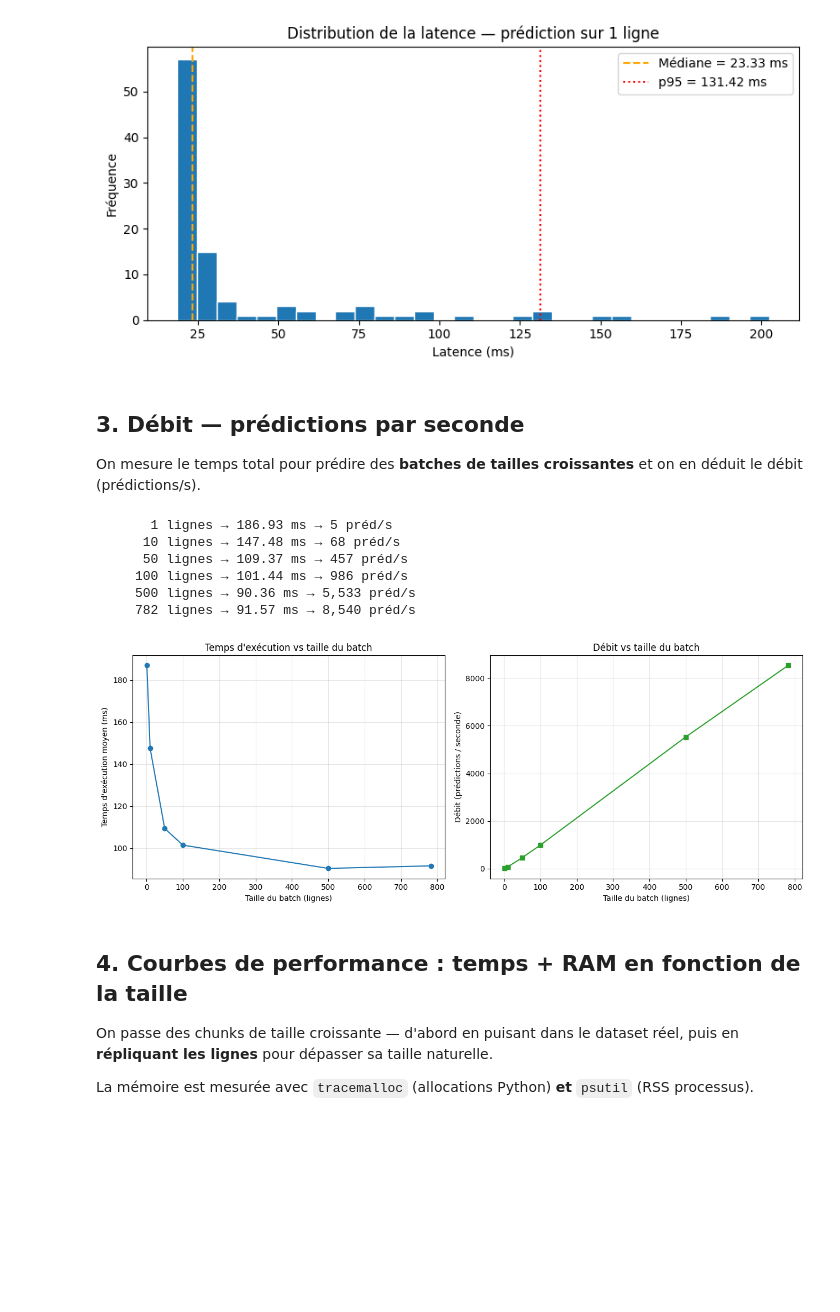
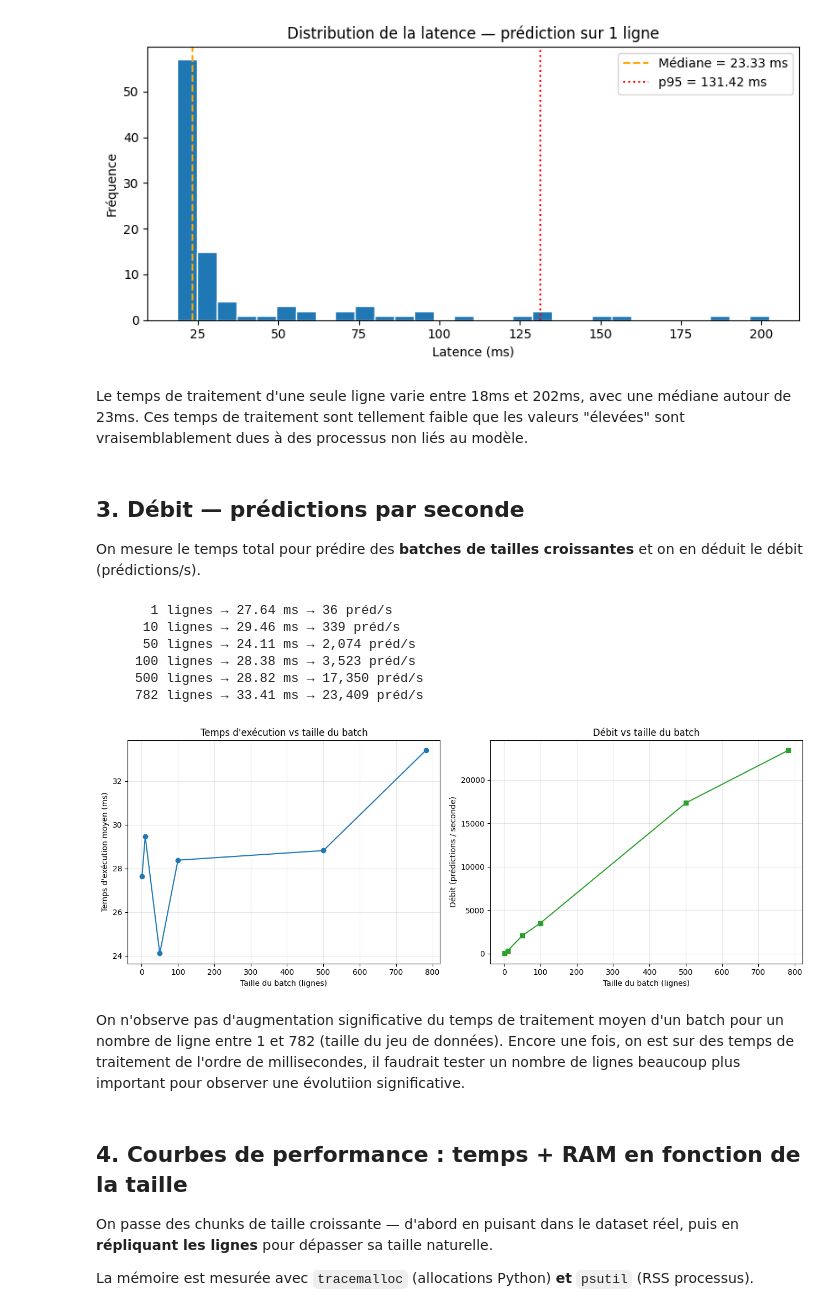
Before and after one commit to Camille9999/EPSI_atelier-info-doc_projet, a Jupyter notebook: notebooks/tests_perf_systeme.ipynb, the cells around one changed output. Saved outputs shown, nothing was run; the diff lists cells and outputs as text; code cells hidden in the pictures; blank space fills up the shorter version.

```diff
--- a/notebooks/tests_perf_systeme.ipynb
+++ b/notebooks/tests_perf_systeme.ipynb
@@ -106,13 +106,15 @@ Latence sur 1 ligne (100 répétitions) :
   p95      : 131.422 ms
   p99      : 188.360 ms
 [figure]
+# %% [markdown]
+Le temps de traitement d'une seule ligne varie entre 18ms et 202ms, avec une médiane autour de 23ms. Ces temps de traitement sont tellement faible que les valeurs "élevées" sont vraisemblablement dues à des processus non liés au modèle.
 # %% [markdown]
 ## 3. Débit — prédictions par seconde
 
 On mesure le temps total pour prédire des **batches de tailles croissantes** et on en déduit le débit (prédictions/s).
 # %%
 THROUGHPUT_SIZES = [1, 10, 50, 100, 500, N_TOTAL]
-THROUGHPUT_REPEATS = 5
+THROUGHPUT_REPEATS = 100
 
 throughput_results = []
 
@@ -125,40 +127,42 @@ for size in THROUGHPUT_SIZES:
         t1 = time.perf_counter()
         times.append(t1 - t0)
     elapsed = np.mean(times)
     throughput = size / elapsed
     throughput_results.append({
         "n_lignes": size,
         "temps_moyen_s": elapsed,
         "debit_preds_s": throughput,
     })
     print(f"  {size:>6} lignes → {elapsed*1000:.2f} ms → {throughput:,.0f} préd/s")
 
 df_throughput = pd.DataFrame(throughput_results)
 
 fig, (ax1, ax2) = plt.subplots(1, 2, figsize=(13, 5))
 
 ax1.plot(df_throughput["n_lignes"], df_throughput["temps_moyen_s"] * 1000, marker="o", color="#1f77b4")
 ax1.set_xlabel("Taille du batch (lignes)")
 ax1.set_ylabel("Temps d'exécution moyen (ms)")
 ax1.set_title("Temps d'exécution vs taille du batch")
 ax1.grid(True, alpha=0.3)
 
 ax2.plot(df_throughput["n_lignes"], df_throughput["debit_preds_s"], marker="s", color="#2ca02c")
 ax2.set_xlabel("Taille du batch (lignes)")
 ax2.set_ylabel("Débit (prédictions / seconde)")
 ax2.set_title("Débit vs taille du batch")
 ax2.grid(True, alpha=0.3)
 
 plt.tight_layout()
 plt.show()
 # %% [output]
-       1 lignes → 186.93 ms → 5 préd/s
-      10 lignes → 147.48 ms → 68 préd/s
-      50 lignes → 109.37 ms → 457 préd/s
-     100 lignes → 101.44 ms → 986 préd/s
-     500 lignes → 90.36 ms → 5,533 préd/s
-     782 lignes → 91.57 ms → 8,540 préd/s
+       1 lignes → 27.64 ms → 36 préd/s
+      10 lignes → 29.46 ms → 339 préd/s
+      50 lignes → 24.11 ms → 2,074 préd/s
+     100 lignes → 28.38 ms → 3,523 préd/s
+     500 lignes → 28.82 ms → 17,350 préd/s
+     782 lignes → 33.41 ms → 23,409 préd/s
-[figure, old version]
+[figure, new version]
+# %% [markdown]
+On n'observe pas d'augmentation significative du temps de traitement moyen d'un batch pour un nombre de ligne entre 1 et 782 (taille du jeu de données). Encore une fois, on est sur des temps de traitement de l'ordre de millisecondes, il faudrait tester un nombre de lignes beaucoup plus important pour observer une évolutiion significative.
 # %% [markdown]
 ## 4. Courbes de performance : temps + RAM en fonction de la taille
 
```
Also changed, not shown: parts of 9 cells of this notebook.
